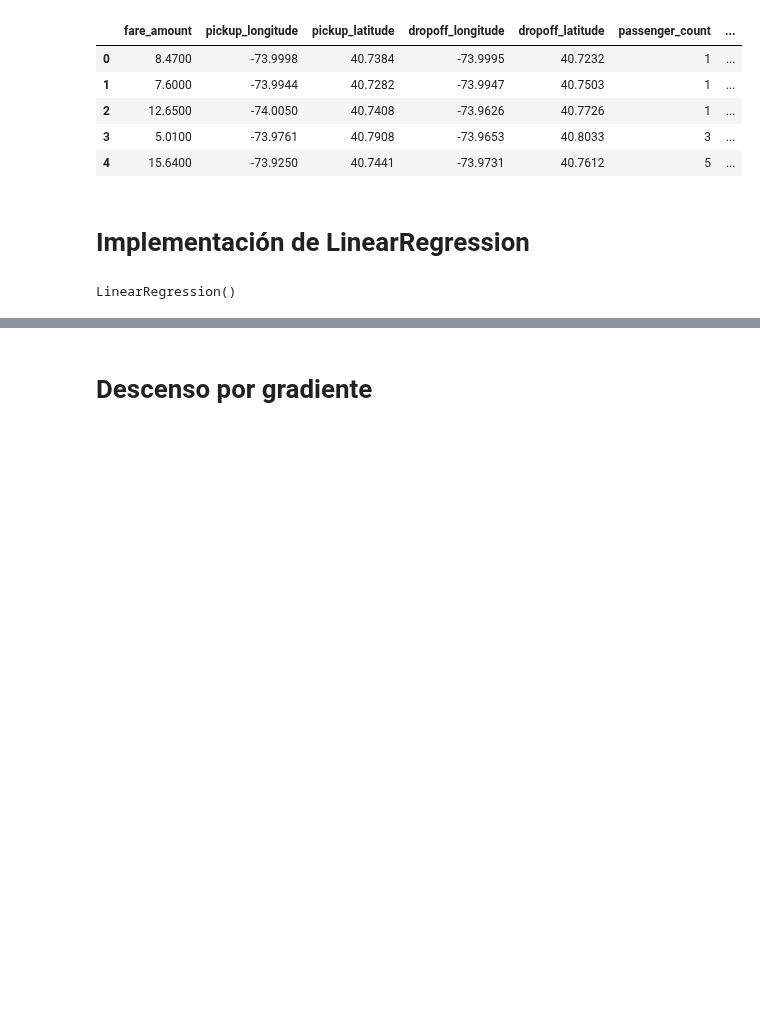
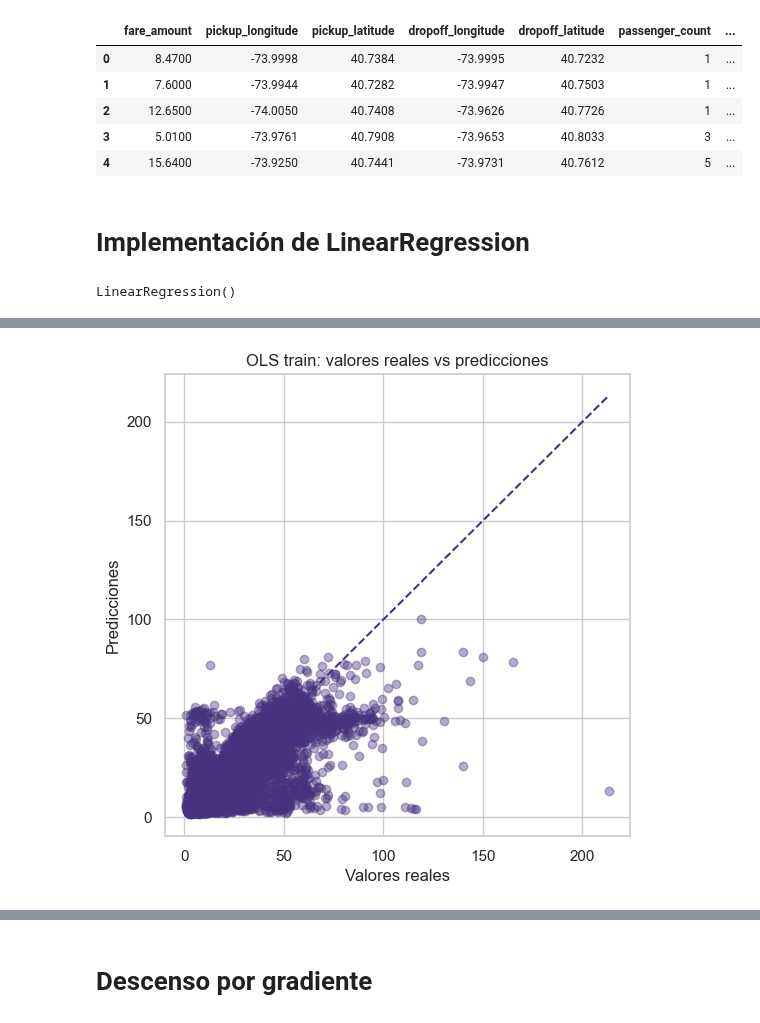
Before and after one commit to LucasD1az/AA1-TUIA-2026C1-Anianios-DiazCelauro-Tardugno, a Jupyter notebook: TP-regresion-AA1.ipynb, the cells around one changed output, grey strips where cells are left out. Cells and saved outputs as stored; diff of their text form; code cells hidden in the pictures; blank space fills up the shorter version.

```diff
--- a/TP-regresion-AA1.ipynb
+++ b/TP-regresion-AA1.ipynb
@@ -882,0 +909,15 @@ R2: 0.8130662485841792
+# %%
+# Gráfico de valores reales vs predicciones
+plt.figure(figsize=(6,6))
+plt.scatter(y_train, y_pred_train, alpha=0.4)
+
+min_val = min(y_train.min(), y_pred_train.min())
+max_val = max(y_train.max(), y_pred_train.max())
+plt.plot([min_val, max_val], [min_val, max_val], '--')
+
+plt.xlabel("Valores reales")
+plt.ylabel("Predicciones")
+plt.title("OLS train: valores reales vs predicciones")
+plt.show()
+# %% [output]
+[figure, added]
```
Also changed, not shown: parts of 39 cells of this notebook.
